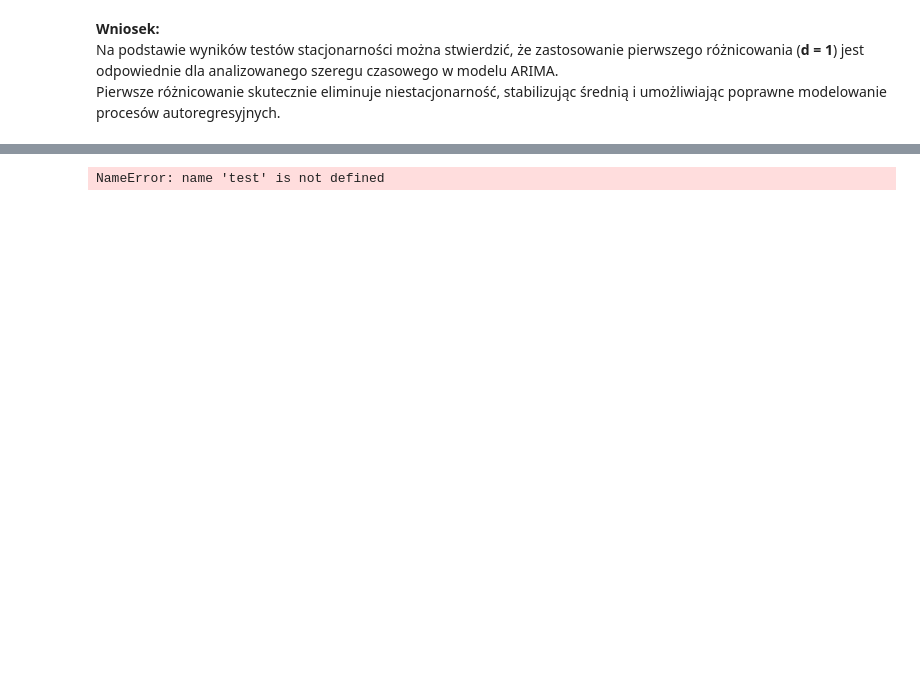
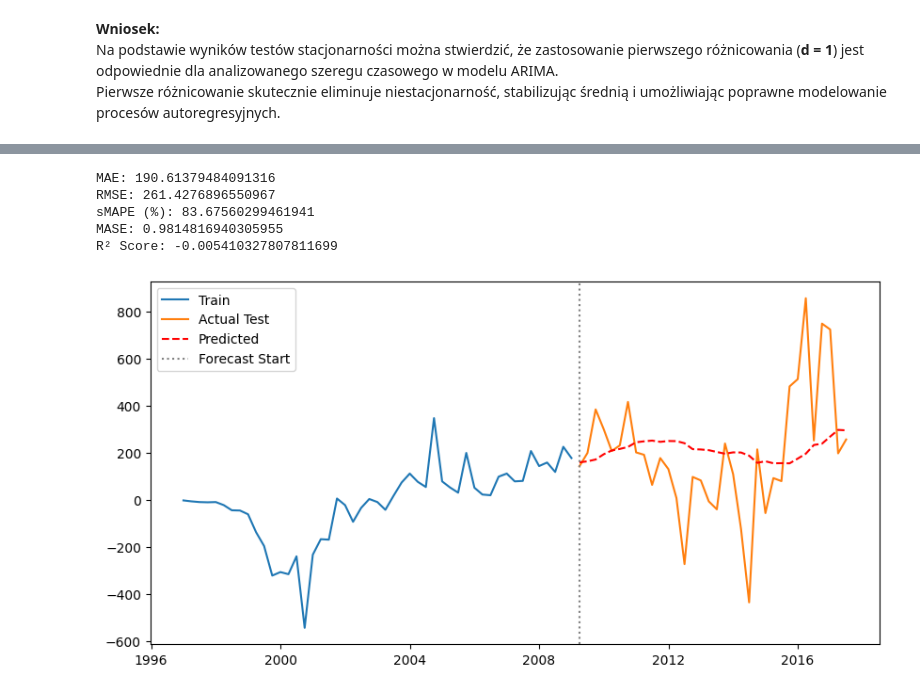
Before and after one commit to KawaMaciej/Stochastyczna, a Jupyter notebook: notebook.ipynb, the cells around one changed output, grey strips where cells are left out. Saved outputs shown, nothing was run; the diff lists cells and outputs as text; code cells hidden in the pictures; blank space fills up the shorter version.

```diff
--- a/notebook.ipynb
+++ b/notebook.ipynb
@@ -209,8 +393,28 @@ ImportError: cannot import name 'rolling_forecast_arima' from 'diagnose' (c:\Use
+# %%
+test_prophet_values = pd.Series(test_prophet_values.flatten())
+pr_metrics = evaluate_forecasts(test_prophet_values, pred_prophet.flatten())
+# %% [output]
+MAE: 190.61379484091316
+RMSE: 261.4276896550967
+sMAPE (%): 83.67560299461941
+MASE: 0.9814816940305955
+R² Score: -0.005410327807811699
+# %%
+
+plt.figure(figsize=(10,5))
+plt.plot(train_prophet['ds'], train_data, label='Train')
+plt.plot(test_prophet['ds'], test_prophet_values, label='Actual Test')
+plt.plot(test_prophet['ds'], pred_prophet, color='red', linestyle='--', label='Predicted')
+plt.axvline(test_prophet['ds'].iloc[0], color='gray', linestyle=':', label='Forecast Start')
+plt.legend()
+plt.show()
+# %% [output]
+[figure, added]
 # %%
 import plotly.graph_objects as go
+x_start = 0
+x_pred = list(range(x_start, x_start + len(pred_prophet)))
 
-x_start = len(test) - len(pred_lstm)
-x_pred = list(range(x_start, x_start + len(pred_lstm)))
 
 fig = go.Figure()
 
@@ -223,36 +427,40 @@ fig.add_trace(go.Scatter(
 
 fig.add_trace(go.Scatter(
     x=x_pred,
-    y=pred_lstm.flatten(),
+    y=pred_prophet.flatten(),
     mode='lines',
-    name='Predicted LSTM',
+    name='Predicted Prophet',
     line=dict(color='blue', dash='dash')
 ))
 
-for i, (pred, name, color) in enumerate(zip(predictions,
-                                            ['Predicted ARIMA', 'Predicted ARIMA scaled', 'Predicted ARIMA trend removed'],
-                                            ['red', 'cyan', 'green'])):
-    fig.add_trace(go.Scatter(
-        y=pred,
-        mode='lines',
-        name=name,
-        line=dict(color=color, dash='dash'),
-        visible=True  # Change to 'legendonly' if you want them hidden initially
-    ))
+fig.add_trace(go.Scatter(
+    y=predictions[0],
+    mode='lines',
+    name='Predicted ARIMA',
+    line=dict(color='red', dash='dash')
+))
 
-# Layout
+fig.add_trace(go.Scatter(
+    y=predictions[1],
+    mode='lines',
+    name='Predicted ARIMA scaled',
+    line=dict(color='teal', dash='dash')
+))
+
+fig.add_trace(go.Scatter(
+    y=predictions[2],
+    mode='lines',
+    name='Predicted ARIMA trend removed',
+    line=dict(color='green', dash='dash')
+))
+
+
 fig.update_layout(
-    title="ARIMA Backtest vs LSTM Forecast",
+    title="ARIMA vs Prophet",
     xaxis_title="Time Index",
     yaxis_title="Net Income/Loss",
-    template="plotly_white",
-    legend=dict(
-        title="Click to toggle",
-        itemclick="toggle",   # default behavior: click to toggle visibility
-        itemdoubleclick="toggleothers"  # double-click isolates trace
-    )
+    template="plotly_white"
 )
 
+
 fig.show()
-# %% [output]
-NameError: name 'test' is not defined
```
Also changed, not shown: parts of 21 cells of this notebook, 1 other file.
